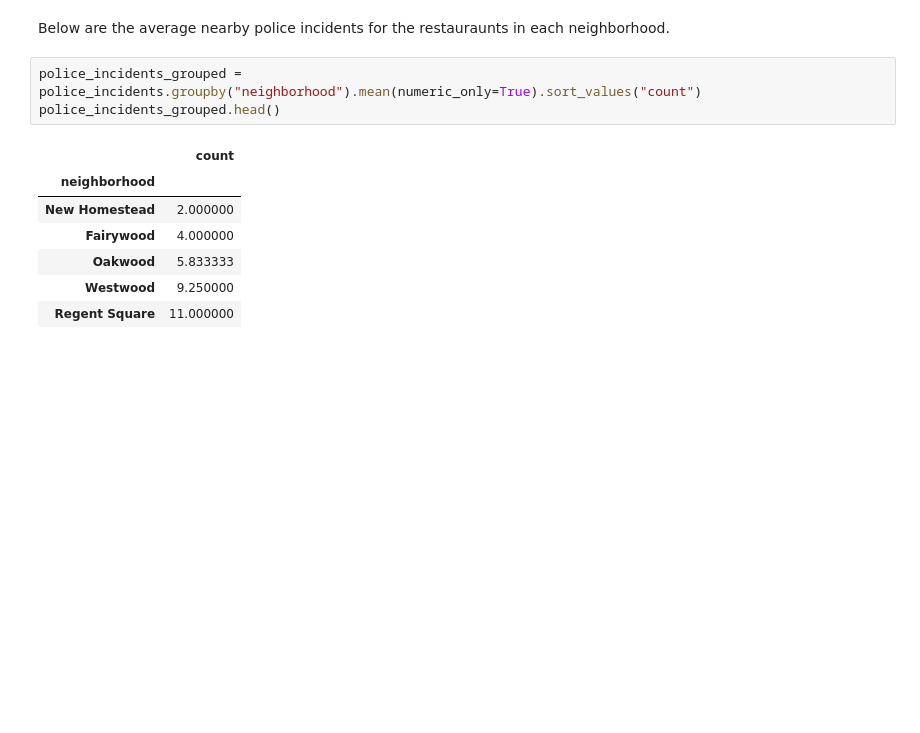
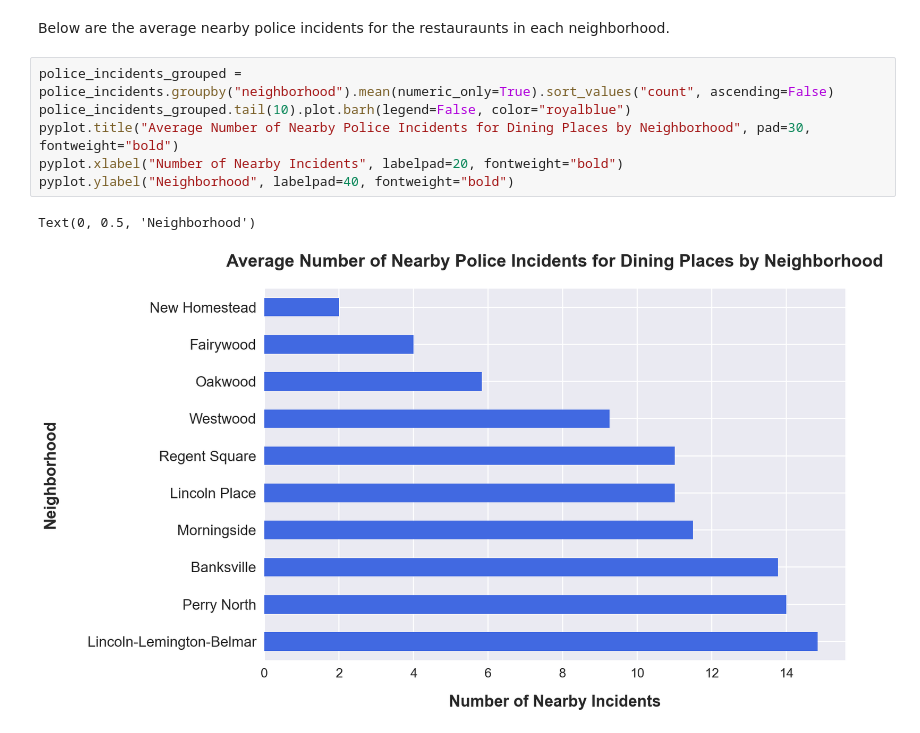
Before and after one commit to Bejofo/CMPINFO_0010_Final_Project, a Jupyter notebook: notebooks/Jason.ipynb, the cells around one changed output. Saved outputs shown, nothing was run; the diff lists cells and outputs as text; blank space fills up the shorter version.

```diff
--- a/notebooks/Jason.ipynb
+++ b/notebooks/Jason.ipynb
@@ -474,14 +479,12 @@ police_incidents.head()
 | 4 | ChIJPUHlkVH3NIgRMwVmDx22dPM | Crafton Heights | 27 |
 # %% [markdown]
 Below are the average nearby police incidents for the restauraunts in each neighborhood.
-# %%
-police_incidents_grouped = police_incidents.groupby("neighborhood").mean(numeric_only=True).sort_values("count")
-police_incidents_grouped.head()
-# %% [output]
-|  | count |
-| neighborhood |  |
-| New Homestead | 2.000000 |
-| Fairywood | 4.000000 |
-| Oakwood | 5.833333 |
-| Westwood | 9.250000 |
-| Regent Square | 11.000000 |
+# %%
+police_incidents_grouped = police_incidents.groupby("neighborhood").mean(numeric_only=True).sort_values("count", ascending=False)
+police_incidents_grouped.tail(10).plot.barh(legend=False, color="royalblue")
+pyplot.title("Average Number of Nearby Police Incidents for Dining Places by Neighborhood", pad=30, fontweight="bold")
+pyplot.xlabel("Number of Nearby Incidents", labelpad=20, fontweight="bold")
+pyplot.ylabel("Neighborhood", labelpad=40, fontweight="bold")
+# %% [output]
+Text(0, 0.5, 'Neighborhood')
+[figure, added]
```
Also changed, not shown: parts of 21 cells of this notebook.
